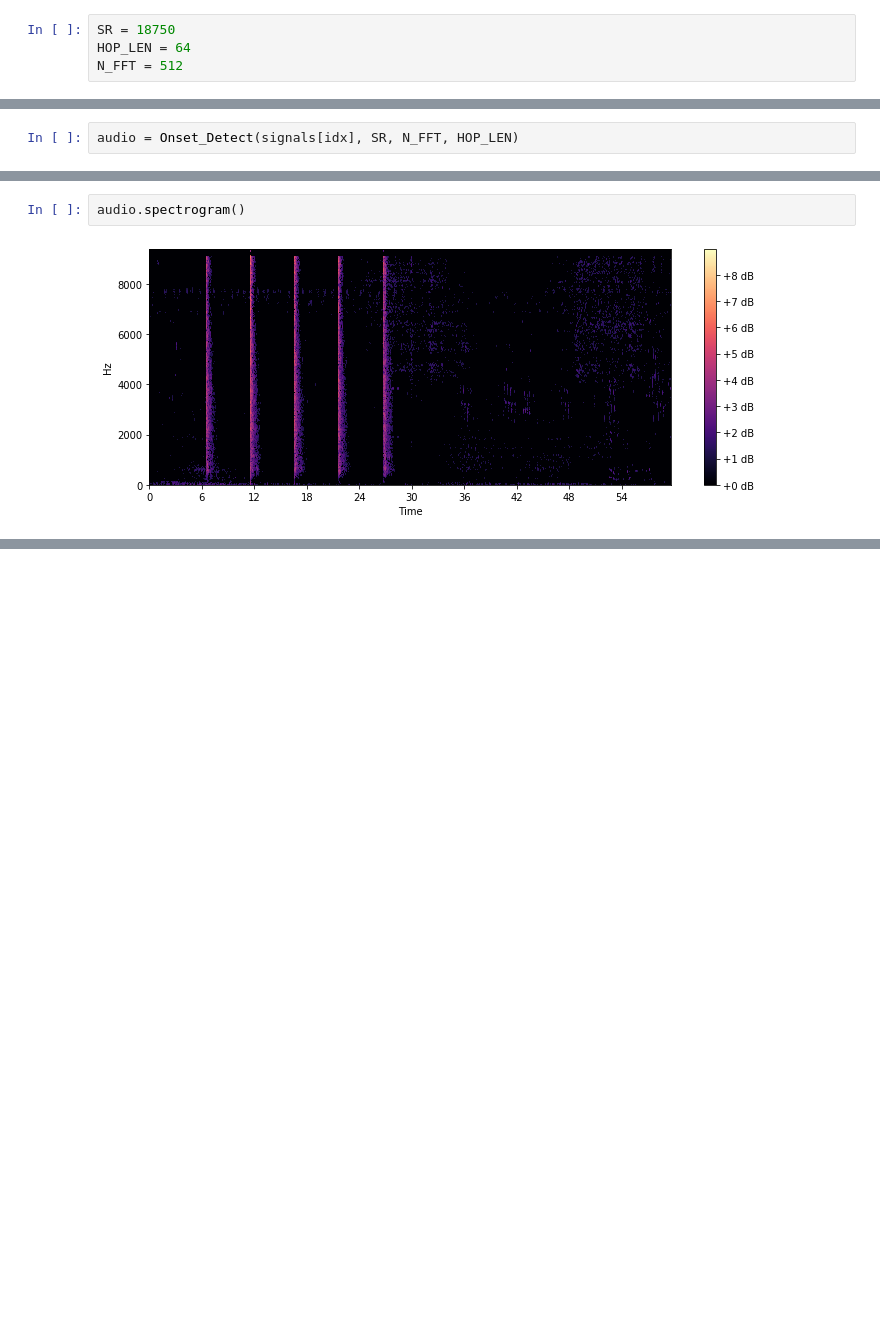
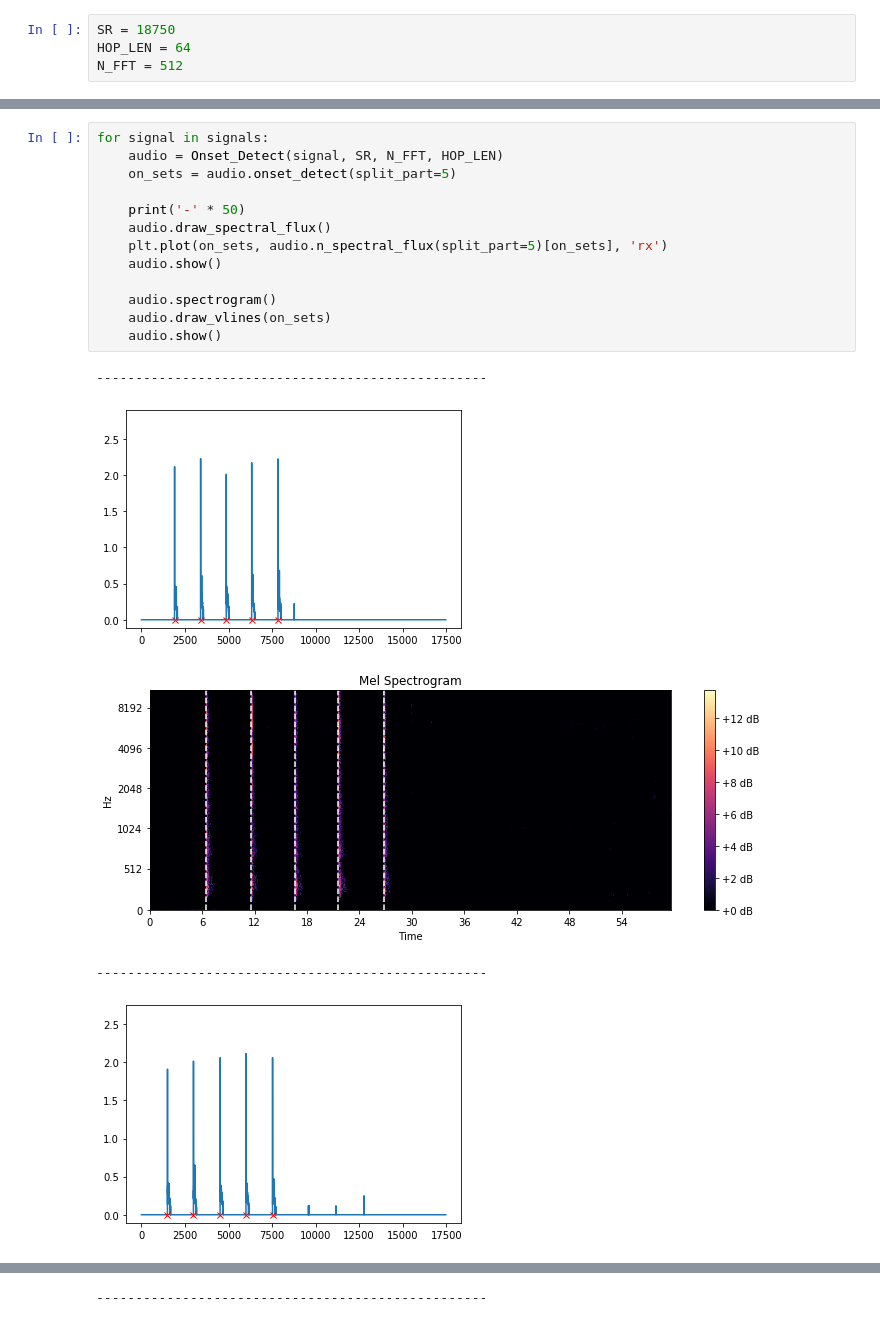
Before and after one commit to PM25/Audio_Signal_Processing, a Jupyter notebook: Onset Detection.ipynb, the cells around one changed output, grey strips where cells are left out. Cells and saved outputs as stored; diff of their text form; blank space fills up the shorter version.

Commit message:
Show how to use onset & offset Detection.

```diff
--- a/Onset Detection.ipynb
+++ b/Onset Detection.ipynb
@@ -73,2 +15,0 @@ class Onset_Detect:
-# %%
-audio = Onset_Detect(signals[idx], SR, N_FFT, HOP_LEN)
@@ -90,4 +16,19 @@ audio.onset_detect()
-# %%
-audio.spectrogram()
-# %% [output]
-[figure, removed]
+# %%
+for signal in signals:
+    audio = Onset_Detect(signal, SR, N_FFT, HOP_LEN)
+    on_sets = audio.onset_detect(split_part=5)
+
+    print('-' * 50)
+    audio.draw_spectral_flux()
+    plt.plot(on_sets, audio.n_spectral_flux(split_part=5)[on_sets], 'rx')
+    audio.show()
+
+    audio.spectrogram()
+    audio.draw_vlines(on_sets)
+    audio.show()
+# %% [output]
+--------------------------------------------------
+[figure, added]
+[figure, added]
+--------------------------------------------------
+[figure, added]
@@ -93,0 +36 @@ audio.spectrogram()
+--------------------------------------------------
```
Also changed, not shown: parts of 9 cells of this notebook, 1 other file.
